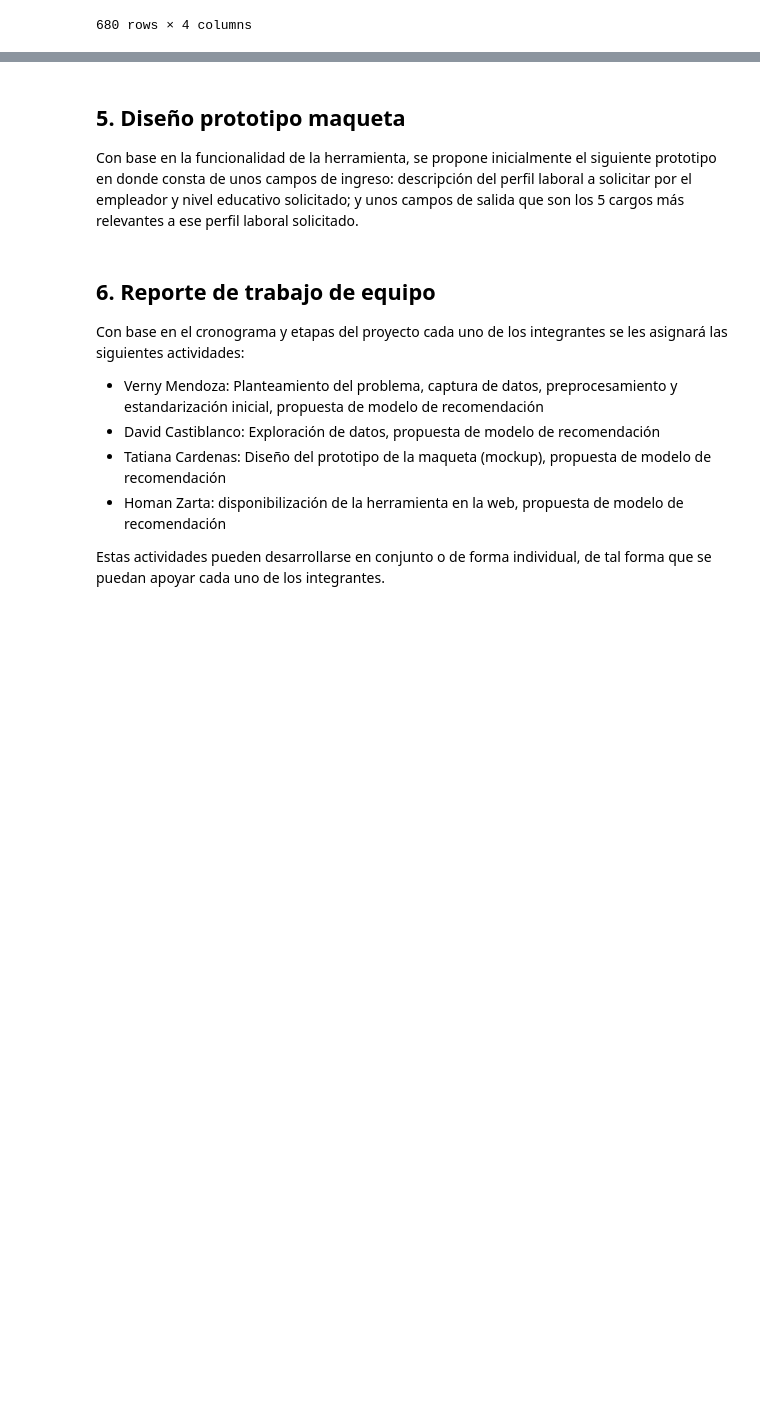
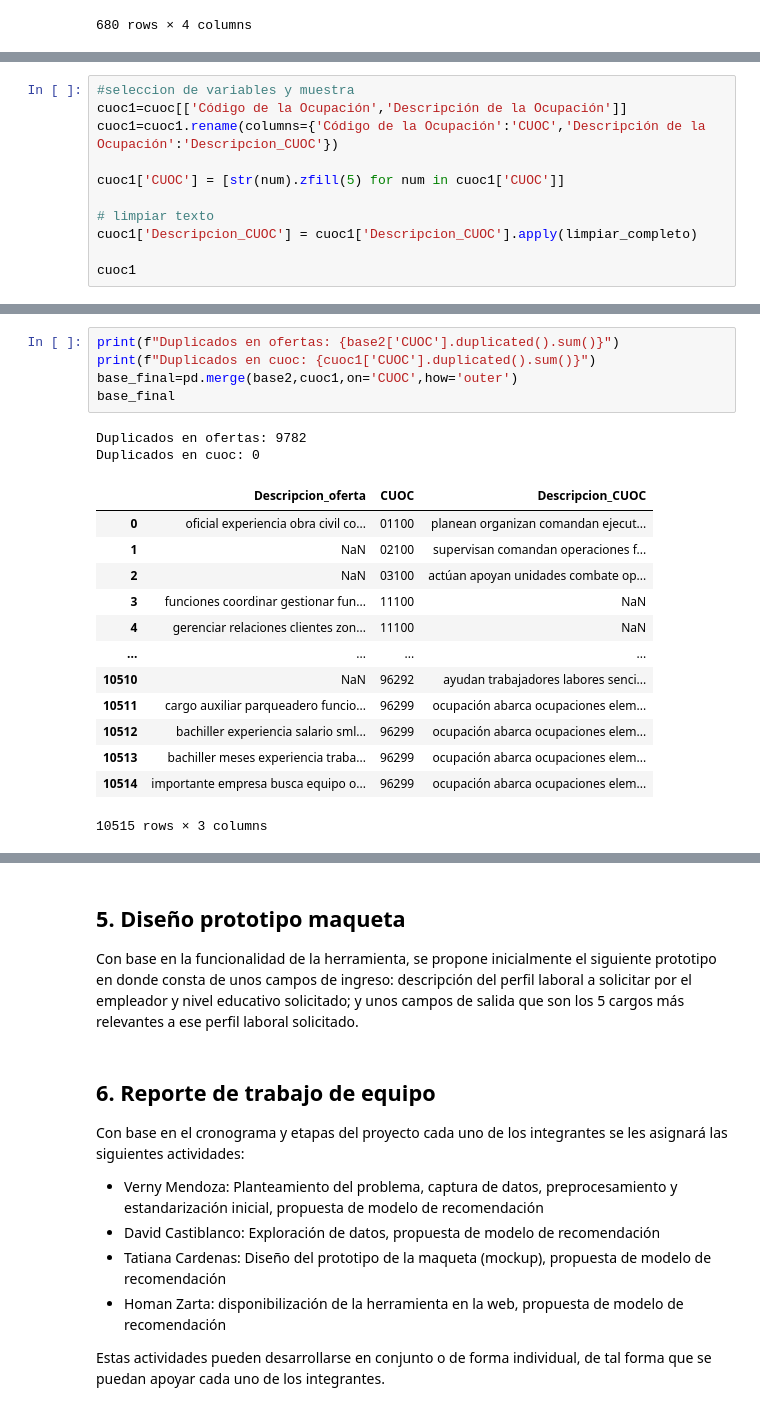
Before and after one commit to vernymendoza/DSA202515_Project, a Jupyter notebook: Proyecto_DSA_grupo28.ipynb, the cells around one changed output, grey strips where cells are left out. Cells and saved outputs as stored; diff of their text form; blank space fills up the shorter version.

```diff
--- a/Proyecto_DSA_grupo28.ipynb
+++ b/Proyecto_DSA_grupo28.ipynb
@@ -63,0 +435,11 @@ cuoc
+# %%
+#seleccion de variables y muestra
+cuoc1=cuoc[['Código de la Ocupación','Descripción de la Ocupación']]
+cuoc1=cuoc1.rename(columns={'Código de la Ocupación':'CUOC','Descripción de la Ocupación':'Descripcion_CUOC'})
+
+cuoc1['CUOC'] = [str(num).zfill(5) for num in cuoc1['CUOC']]
+
+# limpiar texto
+cuoc1['Descripcion_CUOC'] = cuoc1['Descripcion_CUOC'].apply(limpiar_completo)
+
+cuoc1
@@ -63,0 +460,21 @@ cuoc
+# %%
+print(f"Duplicados en ofertas: {base2['CUOC'].duplicated().sum()}")
+print(f"Duplicados en cuoc: {cuoc1['CUOC'].duplicated().sum()}")
+base_final=pd.merge(base2,cuoc1,on='CUOC',how='outer')
+base_final
+# %% [output]
+Duplicados en ofertas: 9782
+Duplicados en cuoc: 0
+|  | Descripcion_oferta | CUOC | Descripcion_CUOC |
+| 0 | oficial experiencia obra civil co... | 01100 | planean organizan comandan ejecut... |
+| 1 | NaN | 02100 | supervisan comandan operaciones f... |
+| 2 | NaN | 03100 | actúan apoyan unidades combate op... |
+| 3 | funciones coordinar gestionar fun... | 11100 | NaN |
+| 4 | gerenciar relaciones clientes zon... | 11100 | NaN |
+| ... | ... | ... | ... |
+| 10510 | NaN | 96292 | ayudan trabajadores labores senci... |
+| 10511 | cargo auxiliar parqueadero funcio... | 96299 | ocupación abarca ocupaciones elem... |
+| 10512 | bachiller experiencia salario sml... | 96299 | ocupación abarca ocupaciones elem... |
+| 10513 | bachiller meses experiencia traba... | 96299 | ocupación abarca ocupaciones elem... |
+| 10514 | importante empresa busca equipo o... | 96299 | ocupación abarca ocupaciones elem... |
+10515 rows × 3 columns
```
Also changed, not shown: parts of 13 cells of this notebook, 1 other file.
